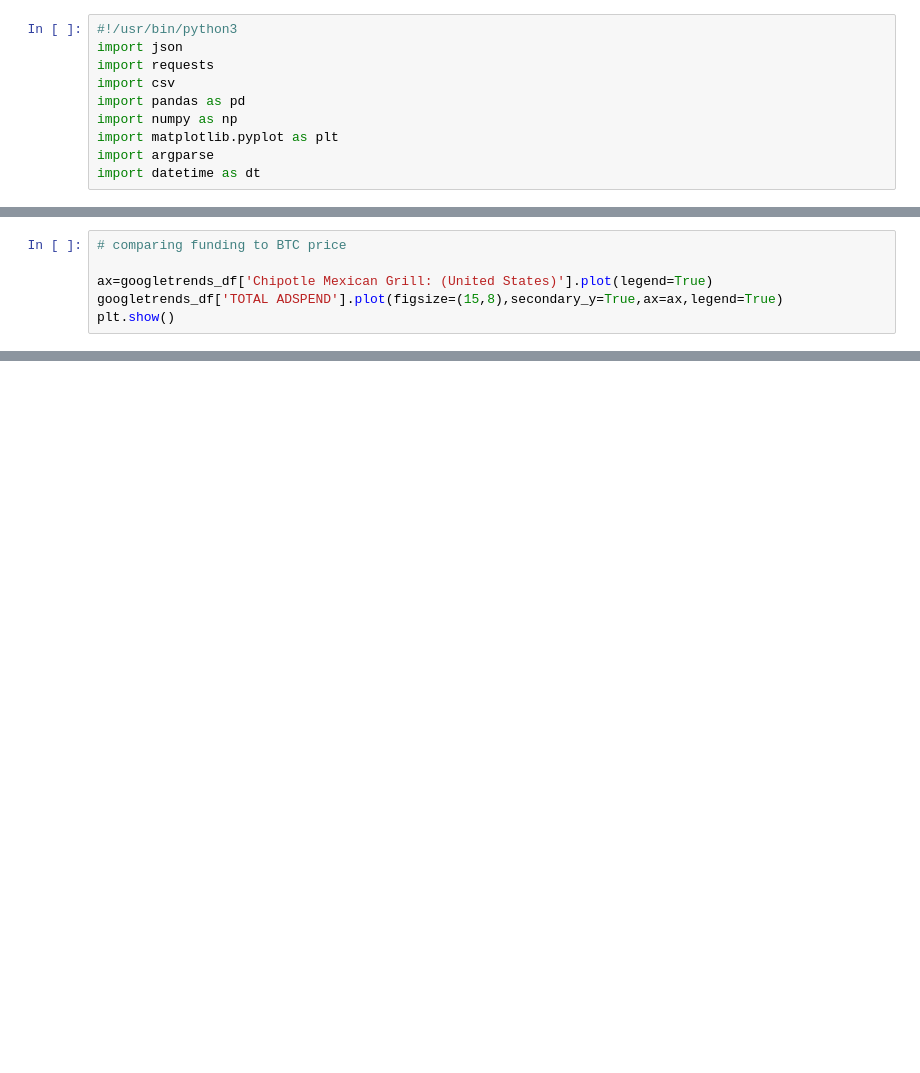
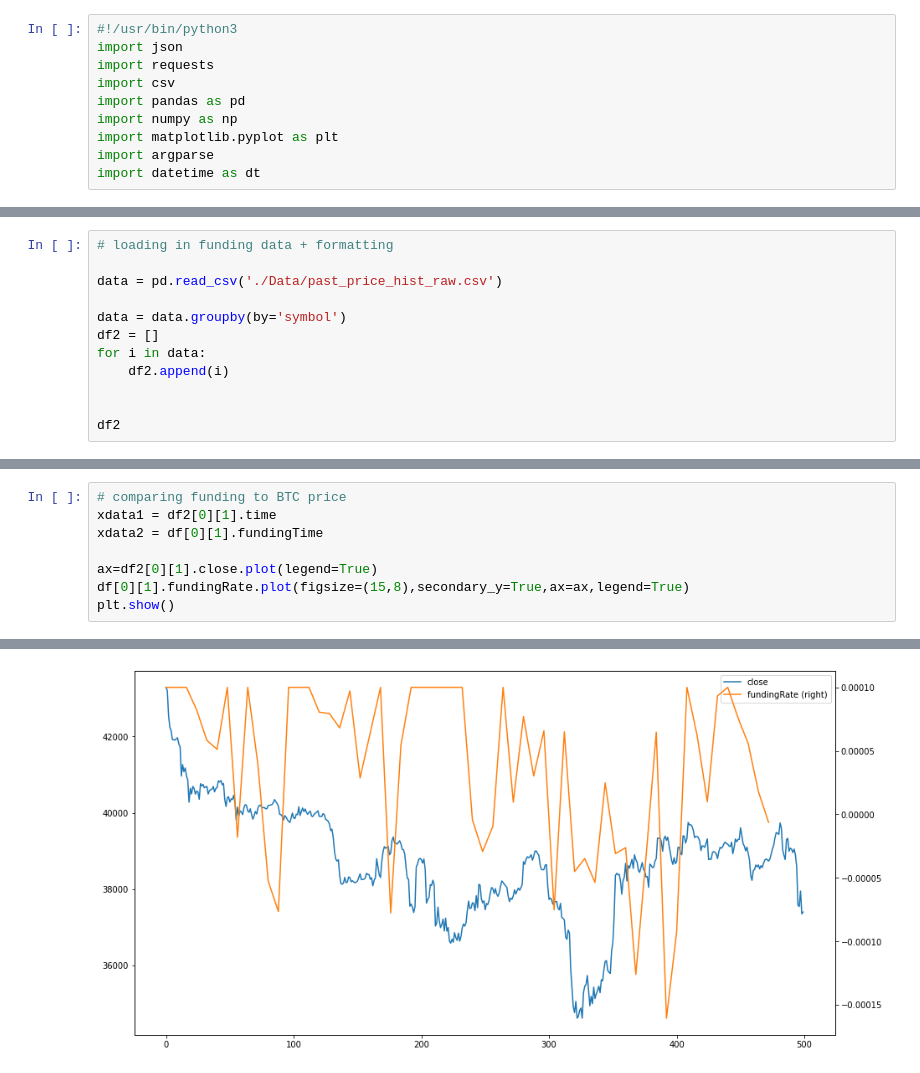
Before and after one commit to oscarwoodi/MarketAnalysis_Week1, a Jupyter notebook: funding.ipynb, the cells around one changed output, grey strips where cells are left out. Drawn from its saved outputs; the diff is of its cells as text; blank space fills up the shorter version.

```diff
--- a/funding.ipynb
+++ b/funding.ipynb
@@ -45,0 +48,12 @@ df
+# %%
+# loading in funding data + formatting
+
+data = pd.read_csv('./Data/past_price_hist_raw.csv')
+
+data = data.groupby(by='symbol')
+df2 = []
+for i in data:
+    df2.append(i)
+
+
+df2
@@ -58,7 +106,9 @@ plt.show()
 # %%
 # comparing funding to BTC price
+xdata1 = df2[0][1].time
+xdata2 = df[0][1].fundingTime
 
-ax=googletrends_df['Chipotle Mexican Grill: (United States)'].plot(legend=True)
-googletrends_df['TOTAL ADSPEND'].plot(figsize=(15,8),secondary_y=True,ax=ax,legend=True)
+ax=df2[0][1].close.plot(legend=True)
+df[0][1].fundingRate.plot(figsize=(15,8),secondary_y=True,ax=ax,legend=True)
 plt.show()
 # %% [output]
@@ -76,0 +115 @@ Name: fundingTime, Length: 90, dtype: datetime64[ns]
+[figure, added]
```
Also changed, not shown: parts of 5 cells of this notebook.
